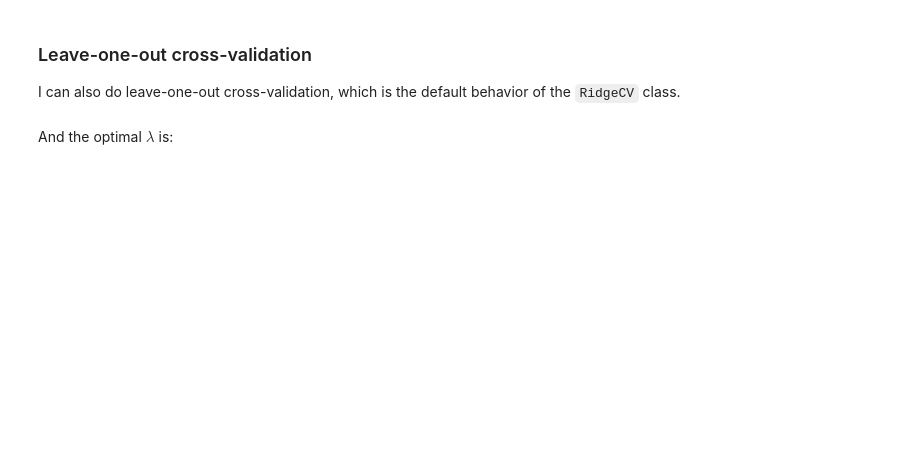
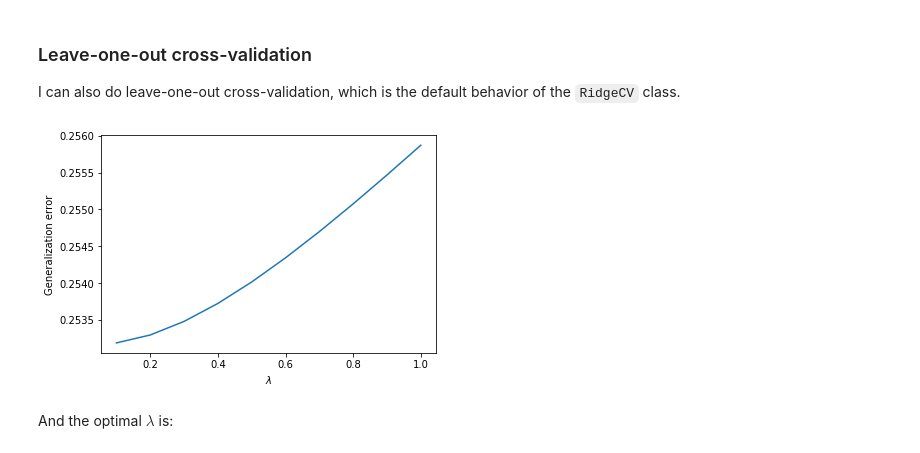
Before and after one commit to philgzl/tundraden, a Jupyter notebook: example.ipynb, the cells around one changed output. Cells and saved outputs as stored; diff of their text form; code cells hidden in the pictures; blank space fills up the shorter version.

```diff
--- a/example.ipynb
+++ b/example.ipynb
@@ -112,14 +130,16 @@ modelCV.lambda_
 
 I can also do leave-one-out cross-validation, which is the default behavior of the `RidgeCV` class.
 # %%
-modelCV = tundraden.RidgeCV()
+modelCV = tundraden.models.RidgeCV()
 modelCV.fit(X, Y)
 
 plt.figure()
 plt.plot(modelCV.lambda_grid, modelCV.generalization_errors)
 plt.xlabel('$\lambda$')
 plt.ylabel('Generalization error')
 plt.show()
+# %% [output]
+[figure, added]
 # %% [markdown]
 And the optimal $\lambda$ is:
 # %%
```
Also changed, not shown: parts of 15 cells of this notebook, 2 other files.
